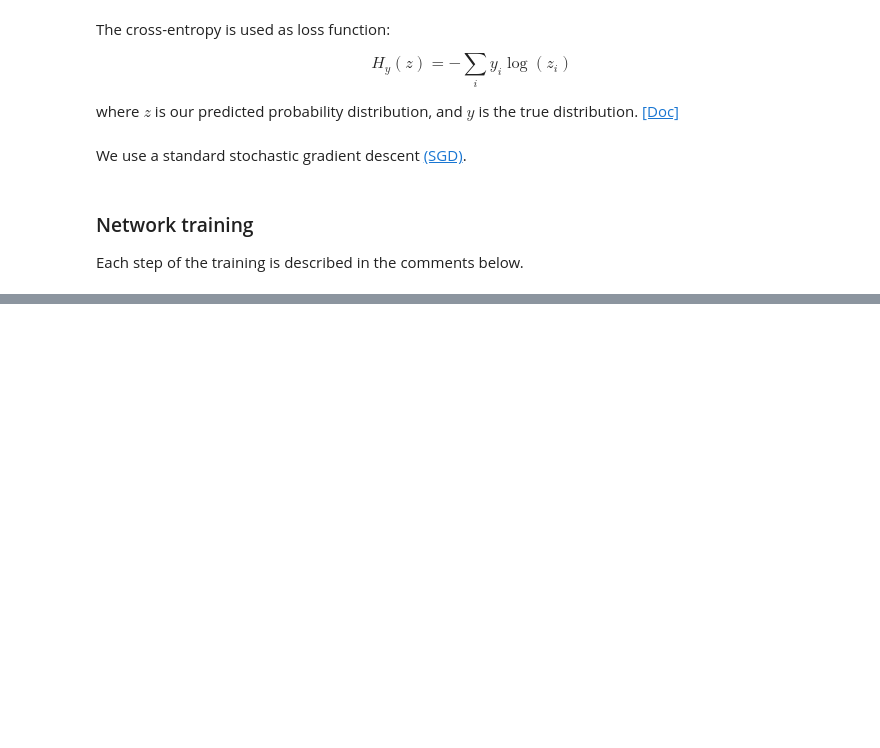
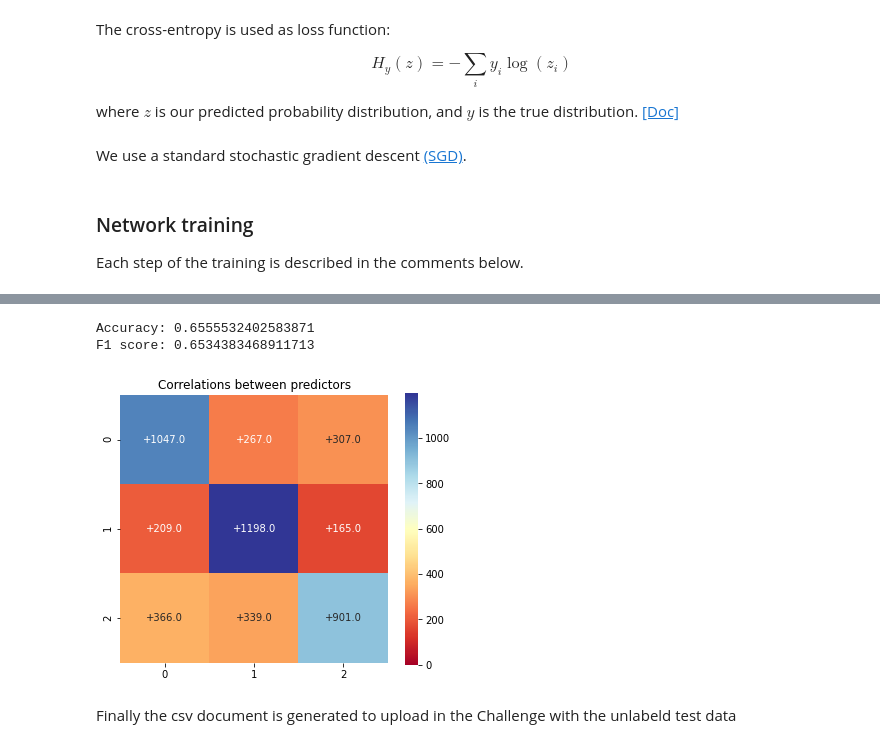
Before and after one commit to TEAM-IMT/Age-Detection-Actors-Challenge, a Jupyter notebook: age_detection_actors.ipynb, the cells around one changed output, grey strips where cells are left out. Drawn from its saved outputs; the diff is of its cells as text; code cells hidden in the pictures; blank space fills up the shorter version.

```diff
--- a/age_detection_actors.ipynb
+++ b/age_detection_actors.ipynb
@@ -966,0 +1126,30 @@ Each step of the training is described in the comments below.
+# %%
+import sklearn.metrics as metrics
+
+model.load_state_dict(torch.load(filename, map_location=device))
+model.eval()
+
+x_test = x_test.to(device=device, dtype=torch.float32)
+y_test_enc = y_test_enc.to(device=device, dtype=torch.long)
+with torch.no_grad():
+    outputs = model(x_test)
+_, pred = torch.max(outputs, 1)
+
+print('Accuracy:', metrics.accuracy_score(y_test_enc.cpu(), pred.cpu()))
+print('F1 score:', metrics.f1_score(y_test_enc.cpu(),pred.cpu(), average='macro'))
+# %% [output]
+Accuracy: 0.6555532402583871
+F1 score: 0.6534383468911713
+# %%
+import seaborn as sns
+
+# Confusion matrix
+corr = metrics.confusion_matrix(y_test_enc.cpu(),pred.cpu())
+plt.figure(figsize=(6,5))
+sns.heatmap(corr, cmap="RdYlBu", annot=True, square=True, vmin=-0.8, vmax=corr.max() + 0.8, fmt="+.1f")
+plt.title("Correlations between predictors")
+plt.show()
+# %% [output]
+[figure, added]
+# %% [markdown]
+Finally the csv document is generated to upload in the Challenge with the unlabeld test data
```
Also changed, not shown: parts of 18 cells of this notebook, 3 other files.
